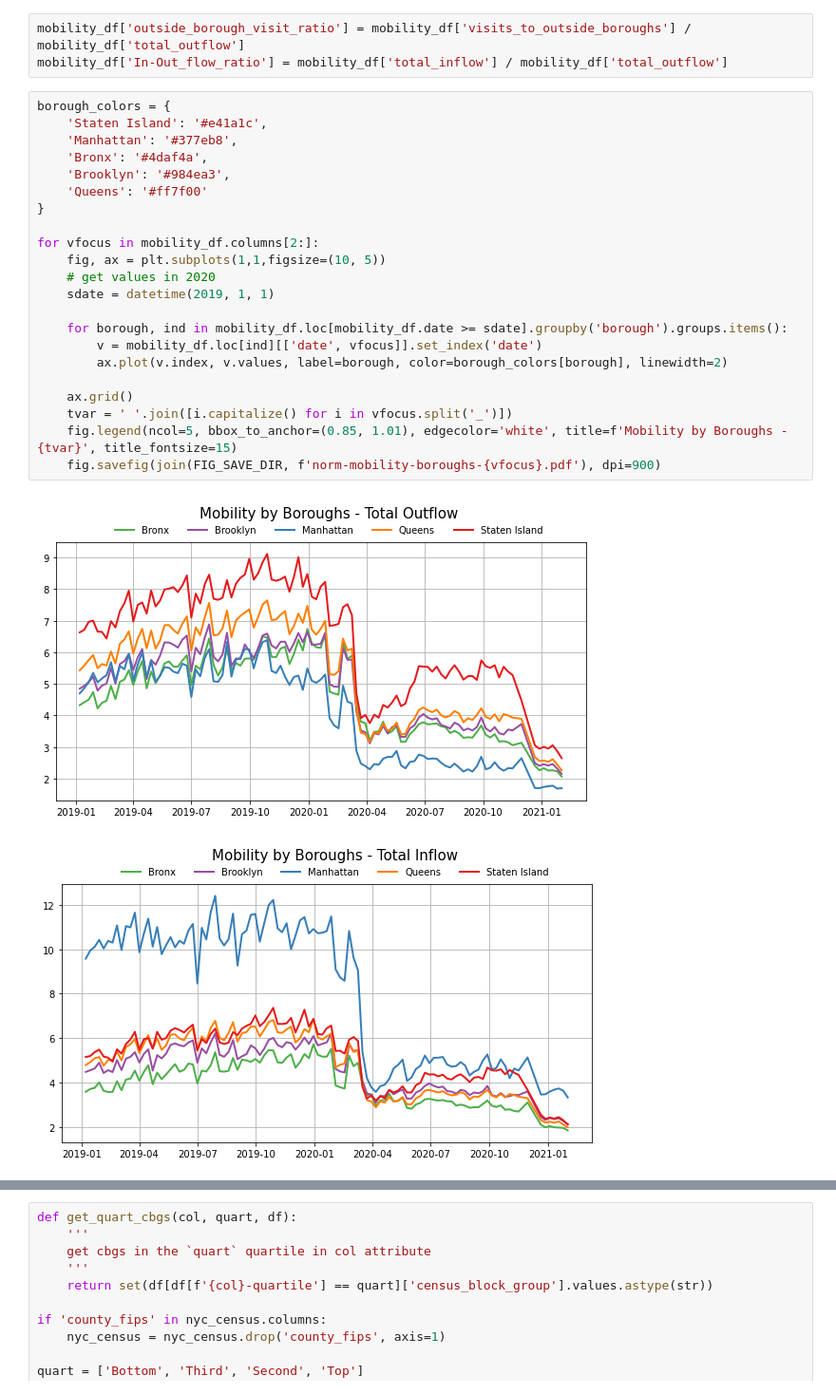
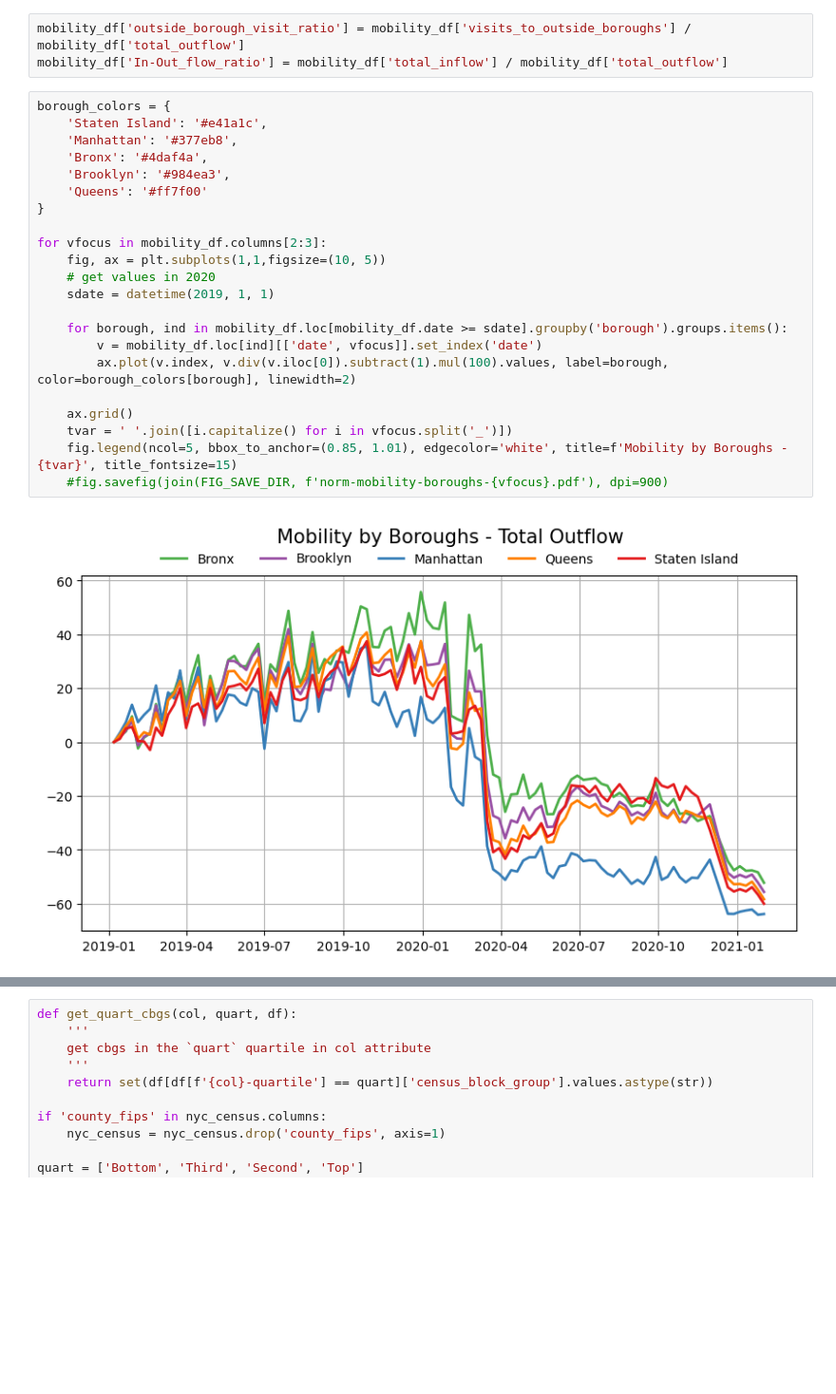
Before and after one commit to hasanalpboz/safegraph-covid19-mobility, a Jupyter notebook: scripts/notebooks/mobility-change.ipynb, the cells around one changed output, grey strips where cells are left out. Shown at 95% size. Cells and saved outputs as stored; diff of their text form; blank space fills up the shorter version.

```diff
--- a/scripts/notebooks/mobility-change.ipynb
+++ b/scripts/notebooks/mobility-change.ipynb
@@ -90,25 +90,24 @@ mobility_df['In-Out_flow_ratio'] = mobility_df['total_inflow'] / mobility_df['to
 # %%
 borough_colors = {
     'Staten Island': '#e41a1c',
     'Manhattan': '#377eb8',
     'Bronx': '#4daf4a',
     'Brooklyn': '#984ea3',
     'Queens': '#ff7f00'
 }
 
-for vfocus in mobility_df.columns[2:]:
+for vfocus in mobility_df.columns[2:3]:
     fig, ax = plt.subplots(1,1,figsize=(10, 5))
     # get values in 2020
     sdate = datetime(2019, 1, 1)
 
     for borough, ind in mobility_df.loc[mobility_df.date >= sdate].groupby('borough').groups.items():
         v = mobility_df.loc[ind][['date', vfocus]].set_index('date')
-        ax.plot(v.index, v.values, label=borough, color=borough_colors[borough], linewidth=2)
+        ax.plot(v.index, v.div(v.iloc[0]).subtract(1).mul(100).values, label=borough, color=borough_colors[borough], linewidth=2)
 
     ax.grid()
     tvar = ' '.join([i.capitalize() for i in vfocus.split('_')])
     fig.legend(ncol=5, bbox_to_anchor=(0.85, 1.01), edgecolor='white', title=f'Mobility by Boroughs - {tvar}', title_fontsize=15)
-    fig.savefig(join(FIG_SAVE_DIR, f'norm-mobility-boroughs-{vfocus}.pdf'), dpi=900)
+    #fig.savefig(join(FIG_SAVE_DIR, f'norm-mobility-boroughs-{vfocus}.pdf'), dpi=900)
 # %% [output]
-[figure, old version]
+[figure, new version]
-[figure, removed]
```
Also changed, not shown: parts of 3 cells of this notebook, 6 other files.
